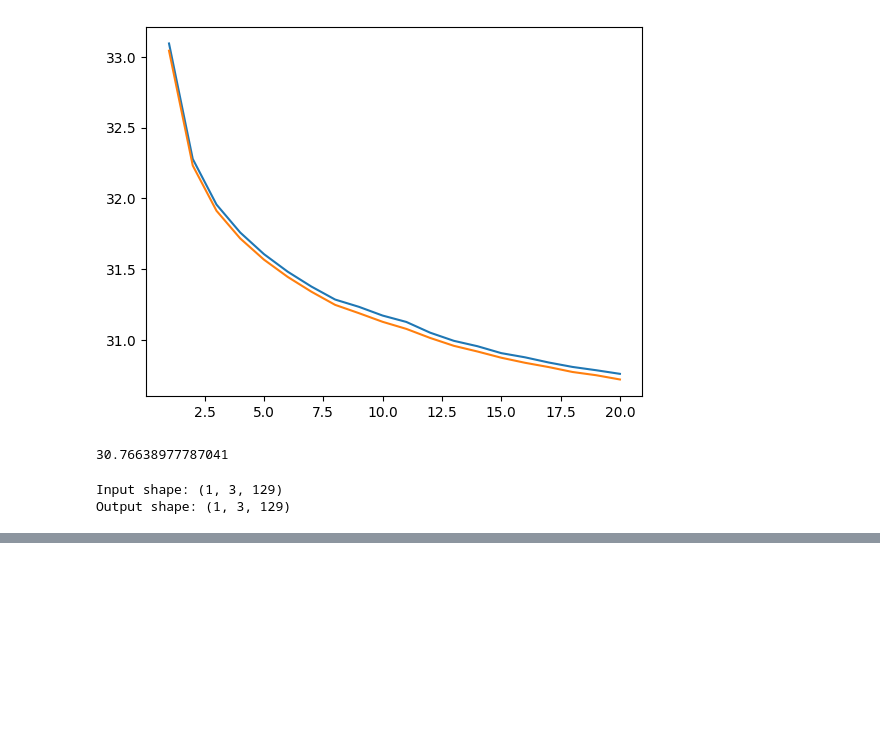
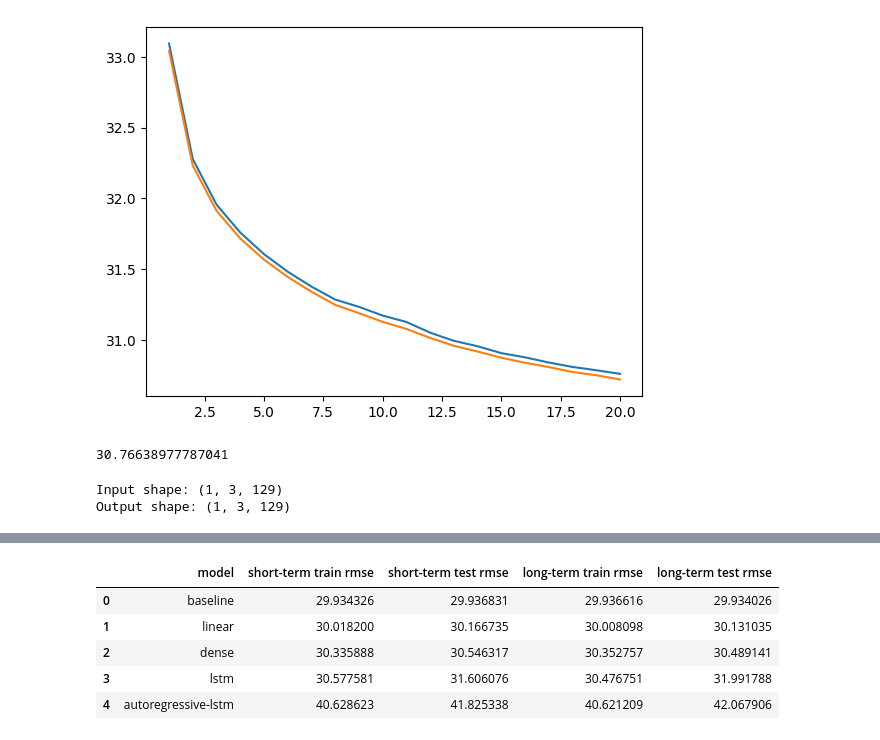
Before and after one commit to inno-apfel/DSC180A-Q1-Project, a Jupyter notebook: notebooks/development/final_model_eval.ipynb, the cells around one changed output, grey strips where cells are left out. Saved outputs shown, nothing was run; the diff lists cells and outputs as text; code cells hidden in the pictures; blank space fills up the shorter version.

```diff
--- a/notebooks/development/final_model_eval.ipynb
+++ b/notebooks/development/final_model_eval.ipynb
@@ -1031,0 +1094,27 @@ auto_wide_plot_model(feedback_model, multi_wide_long_data_train_by_zc_tf, multi_
+# %%
+models_to_test = [(baseline, 'baseline'), (linear, 'linear'), (dense, 'dense'),
+                  (lstm_model, 'lstm'), (feedback_model, 'autoregressive-lstm')]
+testing_scenarios = [('short-term', test_uni_short_data_train_by_zc_tf, test_uni_short_data_test_by_zc_tf),
+                     ('long-term', test_uni_long_data_train_by_zc_tf, test_uni_long_data_test_by_zc_tf)]
+# %%
+eval_info = []
+for model, model_name in models_to_test:
+    model_eval = [model_name]
+    for scenario_name, train_data, test_data in testing_scenarios:
+        train_rmse = evaluate_on_all_zip(model, train_data)
+        test_rmse = evaluate_on_all_zip(model, test_data)
+        model_eval += [train_rmse]
+        model_eval += [test_rmse]
+    eval_info += [model_eval]
+# %%
+evals_df = pd.DataFrame(eval_info, columns=['model',
+                                           'short-term train rmse', 'short-term test rmse',
+                                           'long-term train rmse', 'long-term test rmse'])
+evals_df
+# %% [output]
+|  | model | short-term train rmse | short-term test rmse | long-term train rmse | long-term test rmse |
+| 0 | baseline | 29.934326 | 29.936831 | 29.936616 | 29.934026 |
+| 1 | linear | 30.018200 | 30.166735 | 30.008098 | 30.131035 |
+| 2 | dense | 30.335888 | 30.546317 | 30.352757 | 30.489141 |
+| 3 | lstm | 30.577581 | 31.606076 | 30.476751 | 31.991788 |
+| 4 | autoregressive-lstm | 40.628623 | 41.825338 | 40.621209 | 42.067906 |
```
Also changed, not shown: parts of 19 cells of this notebook.
